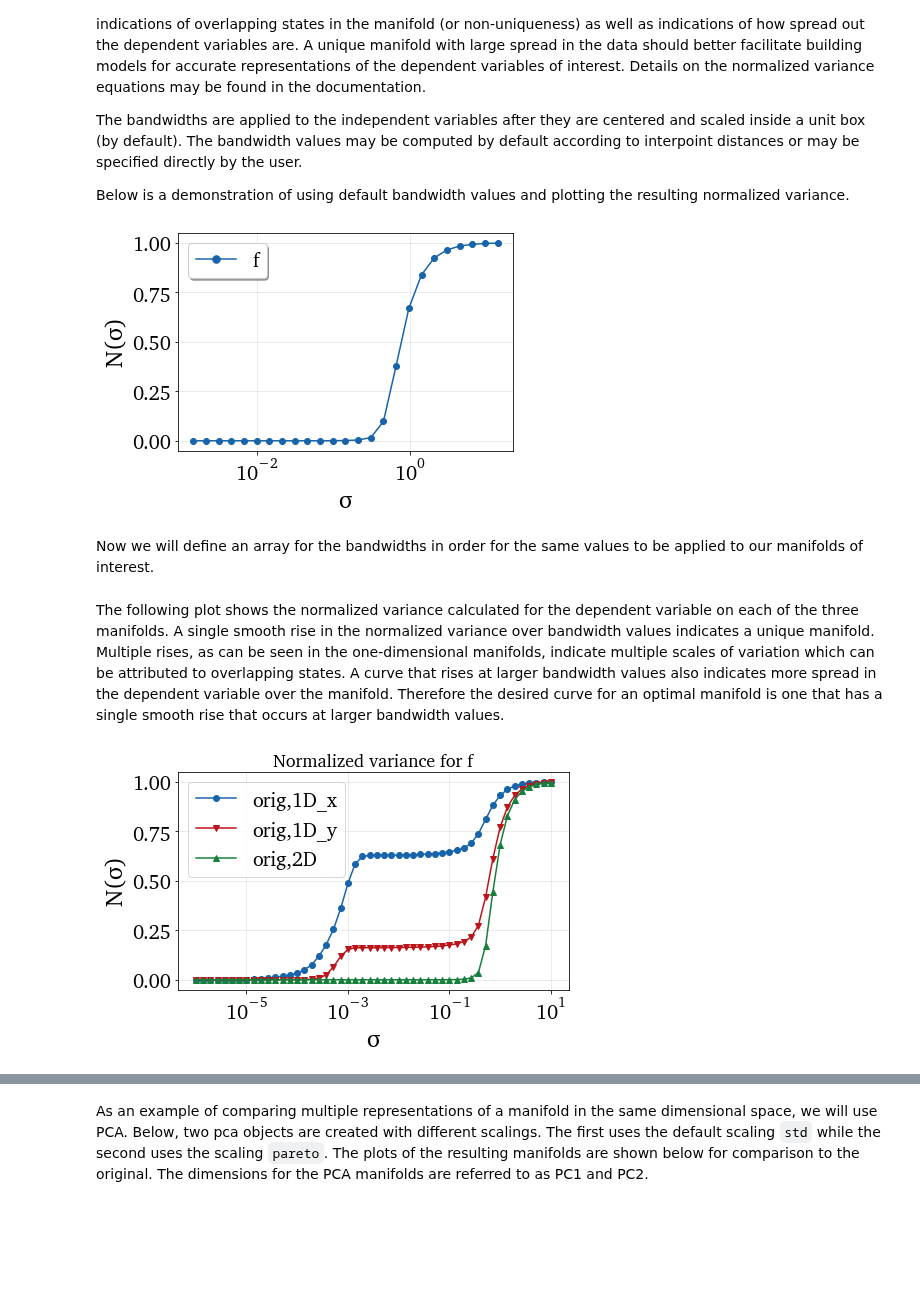
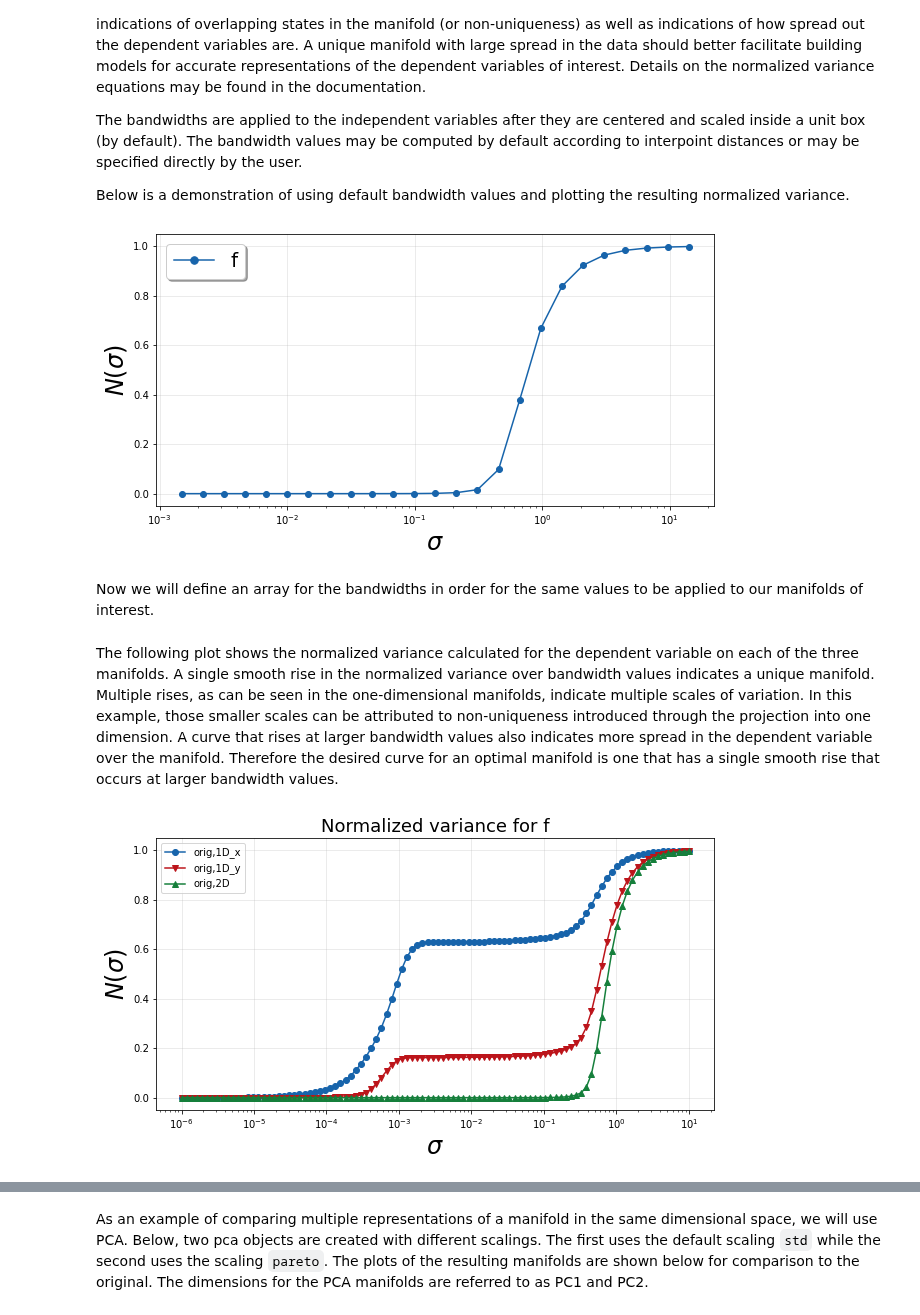
Before and after one commit to kamilazdybal/PCAfold, a Jupyter notebook: docs/tutorials/demo-manifold-assessment.ipynb, the cells around one changed output, grey strips where cells are left out. Cells and saved outputs as stored; diff of their text form; code cells hidden in the pictures; blank space fills up the shorter version.

Commit message:
updating manifold assessment tools

```diff
--- a/docs/tutorials/demo-manifold-assessment.ipynb
+++ b/docs/tutorials/demo-manifold-assessment.ipynb
@@ -54,10 +56,10 @@ Below is a demonstration of using default bandwidth values and plotting the resu
 # %%
 orig2D_default  = compute_normalized_variance(indepvars, depvars, [depvar_name])
 
-plt = plot_normalized_variance(orig2D_default, figure_size=(6,4))
+plt = plot_normalized_variance(orig2D_default)
 plt.show()
 # %% [output]
-[figure, old version]
+[figure, new version]
 # %% [markdown]
 Now we will define an array for the bandwidths in order for the same values to be applied to our manifolds of interest.
 # %%
@@ -70,10 +72,10 @@ orig1Dy = compute_normalized_variance(indepvars[:,1:], depvars, [depvar_name], b
 # original two-dimensional manifold
 orig2D  = compute_normalized_variance(indepvars,       depvars, [depvar_name], bandwidth_values=bandwidth)
 # %% [markdown]
-The following plot shows the normalized variance calculated for the dependent variable on each of the three manifolds. A single smooth rise in the normalized variance over bandwidth values indicates a unique manifold. Multiple rises, as can be seen in the one-dimensional manifolds, indicate multiple scales of variation which can be attributed to overlapping states. A curve that rises at larger bandwidth values also indicates more spread in the dependent variable over the manifold. Therefore the desired curve for an optimal manifold is one that has a single smooth rise that occurs at larger bandwidth values.
+The following plot shows the normalized variance calculated for the dependent variable on each of the three manifolds. A single smooth rise in the normalized variance over bandwidth values indicates a unique manifold. Multiple rises, as can be seen in the one-dimensional manifolds, indicate multiple scales of variation. In this example, those smaller scales can be attributed to non-uniqueness introduced through the projection into one dimension. A curve that rises at larger bandwidth values also indicates more spread in the dependent variable over the manifold. Therefore the desired curve for an optimal manifold is one that has a single smooth rise that occurs at larger bandwidth values.
 # %%
-plt = plot_normalized_variance_comparison((orig1Dx, orig1Dy, orig2D), ([], [], []), ('Blues', 'Reds', 'Greens'), title='Normalized variance for '+depvar_name, figure_size=(7,4))
+plt = plot_normalized_variance_comparison((orig1Dx, orig1Dy, orig2D), ([], [], []), ('Blues', 'Reds', 'Greens'), title='Normalized variance for '+depvar_name)
 plt.legend(['orig,1D_x', 'orig,1D_y', 'orig,2D'])
 plt.show()
 # %% [output]
-[figure, old version]
+[figure, new version]
```
Also changed, not shown: parts of 26 cells of this notebook, 19 other files.
